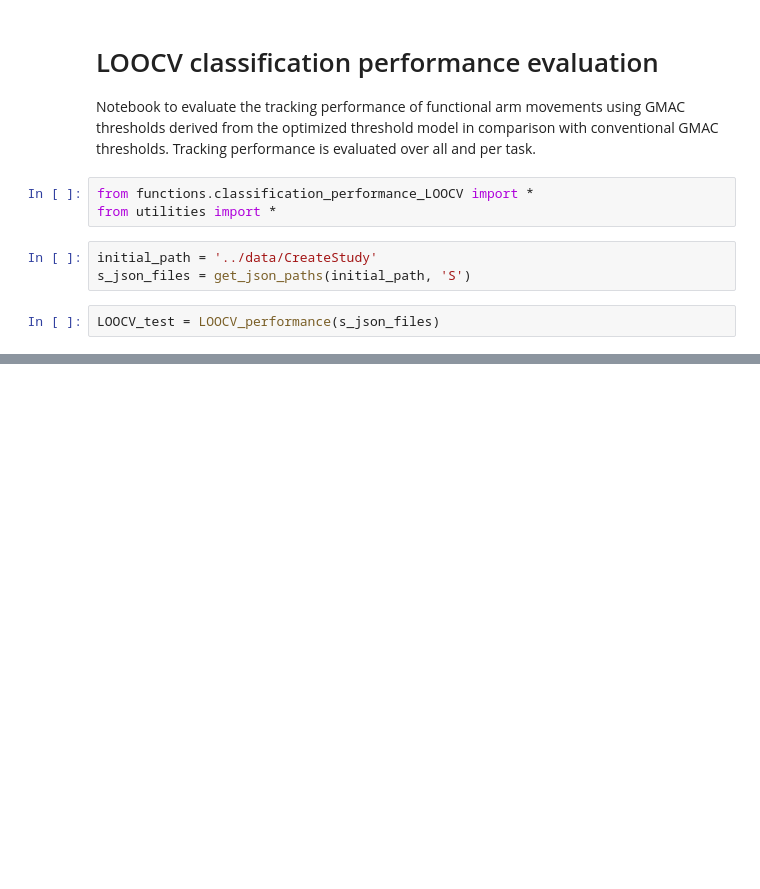
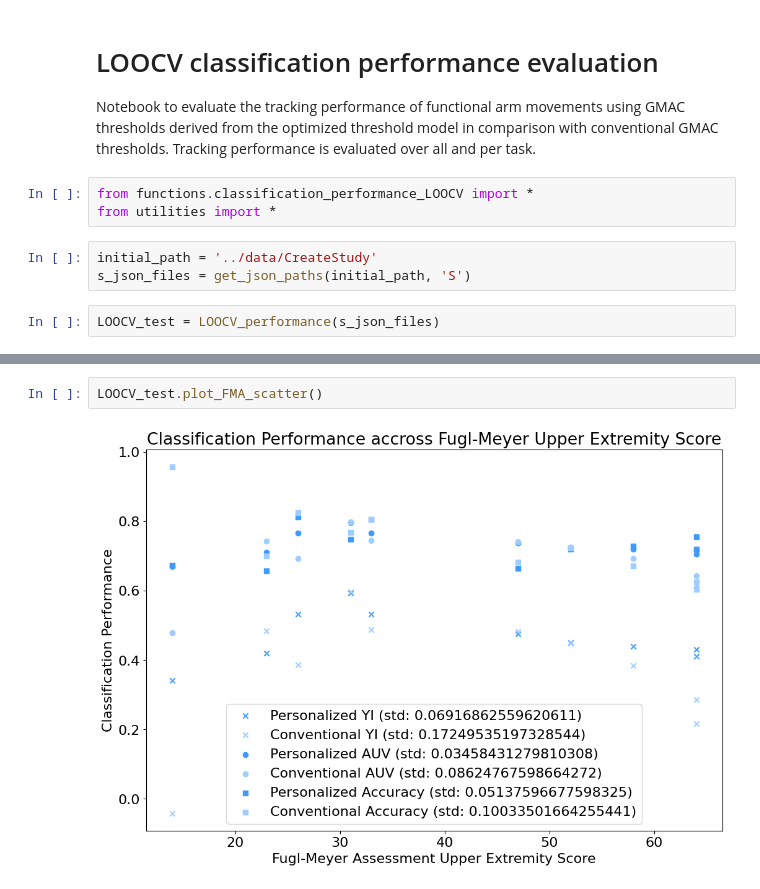
Before and after one commit to gloorli/ul-movement-tracking, a Jupyter notebook: src/evaluation_optimized_GMAC.ipynb, the cells around one changed output, grey strips where cells are left out. Drawn from its saved outputs; the diff is of its cells as text; blank space fills up the shorter version.

Commit message:
feat: plot LOOCV classification performance accros FMA-UE

```diff
--- a/src/evaluation_optimized_GMAC.ipynb
+++ b/src/evaluation_optimized_GMAC.ipynb
@@ -44,0 +45,4 @@ LOOCV_test.plot_LOOCV_Accuracy_perTask()
+# %%
+LOOCV_test.plot_FMA_scatter()
+# %% [output]
+[figure, added]
```
Also changed, not shown: parts of 3 cells of this notebook, 1 other file.
